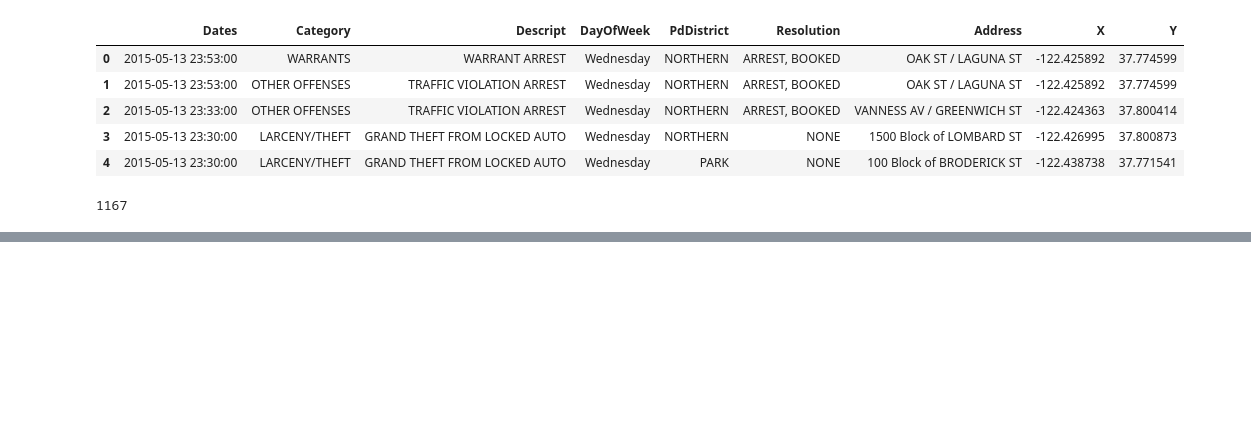
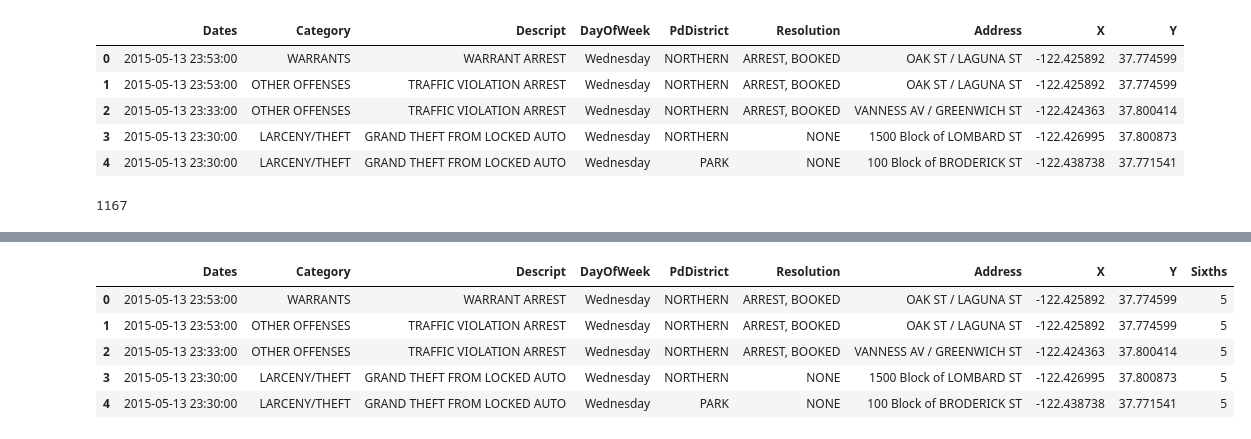
Before and after one commit to hhain/sdap17, a Jupyter notebook: notebooks/henrik_ueb03/sfcrimec.ipynb, the cells around one changed output, grey strips where cells are left out. Drawn from its saved outputs; the diff is of its cells as text; code cells hidden in the pictures; blank space fills up the shorter version.

Commit message:
Dividing day in to 6 evenly spaced parts

```diff
--- a/notebooks/henrik_ueb03/sfcrimec.ipynb
+++ b/notebooks/henrik_ueb03/sfcrimec.ipynb
@@ -182,0 +191,38 @@ spec_fig2015
+# %%
+import datetime
+# divide days into 6 parts
+# 0: 00:01 - 04:00 AM
+# 1: 04:01 - 08:00 AM
+# 2: 08:01 - 12:00 AM
+# 3: 12:01 - 16:00 PM
+# 4: 16:01 - 20:00 PM
+# 5: 20:01 - 00:00 PM
+first_sixth = datetime.time(23,59,59)
+second_sixth = datetime.time(3,59,59)
+third_sixth = datetime.time(7,59,59)
+fourth_sixth = datetime.time(11,59,59)
+fifth_sixth = datetime.time(15,59,59)
+sixth_sixth = datetime.time(19,59,59)
+print(first_sixth)
+print(second_sixth)
+print(third_sixth)
+print(fourth_sixth)
+print(fifth_sixth)
+print(sixth_sixth)
+
+def sixths_days(date_time):
+    """
+    Mapping time to sixths of a day
+    """
+    if date_time.time() > datetime.time(0,0,0) and date_time.time() <= second_sixth:
+        return 0
+    if date_time.time() > second_sixth and date_time.time() <= third_sixth:
+        return 1
+    if date_time.time() > third_sixth and date_time.time() <= fourth_sixth:
+        return 2
+    if date_time.time() > fourth_sixth and date_time.time() <= fifth_sixth:
+        return 3
+    if date_time.time() > fifth_sixth and date_time.time() <= sixth_sixth:
+        return 4
+    if date_time.time() > sixth_sixth and date_time.time() <= first_sixth:
+        return 5
@@ -182,0 +236,11 @@ spec_fig2015
+# %%
+data['Sixths'] = data['Dates'].map(sixths_days)
+# %%
+data.head()
+# %% [output]
+|  | Dates | Category | Descript | DayOfWeek | PdDistrict | Resolution | Address | X | Y | Sixths |
+| 0 | 2015-05-13 23:53:00 | WARRANTS | WARRANT ARREST | Wednesday | NORTHERN | ARREST, BOOKED | OAK ST / LAGUNA ST | -122.425892 | 37.774599 | 5 |
+| 1 | 2015-05-13 23:53:00 | OTHER OFFENSES | TRAFFIC VIOLATION ARREST | Wednesday | NORTHERN | ARREST, BOOKED | OAK ST / LAGUNA ST | -122.425892 | 37.774599 | 5 |
+| 2 | 2015-05-13 23:33:00 | OTHER OFFENSES | TRAFFIC VIOLATION ARREST | Wednesday | NORTHERN | ARREST, BOOKED | VANNESS AV / GREENWICH ST | -122.424363 | 37.800414 | 5 |
+| 3 | 2015-05-13 23:30:00 | LARCENY/THEFT | GRAND THEFT FROM LOCKED AUTO | Wednesday | NORTHERN | NONE | 1500 Block of LOMBARD ST | -122.426995 | 37.800873 | 5 |
+| 4 | 2015-05-13 23:30:00 | LARCENY/THEFT | GRAND THEFT FROM LOCKED AUTO | Wednesday | PARK | NONE | 100 Block of BRODERICK ST | -122.438738 | 37.771541 | 5 |
```
Also changed, not shown: parts of 5 cells of this notebook.
